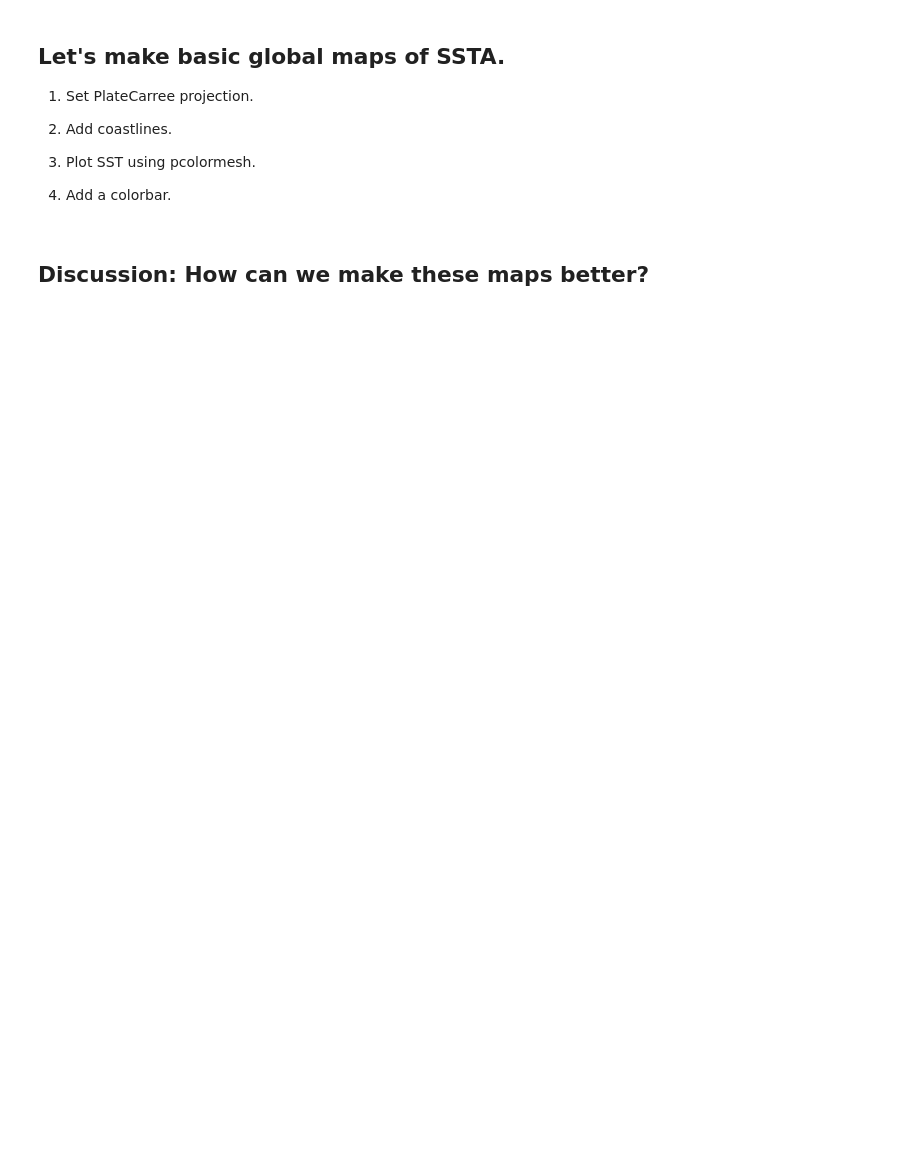
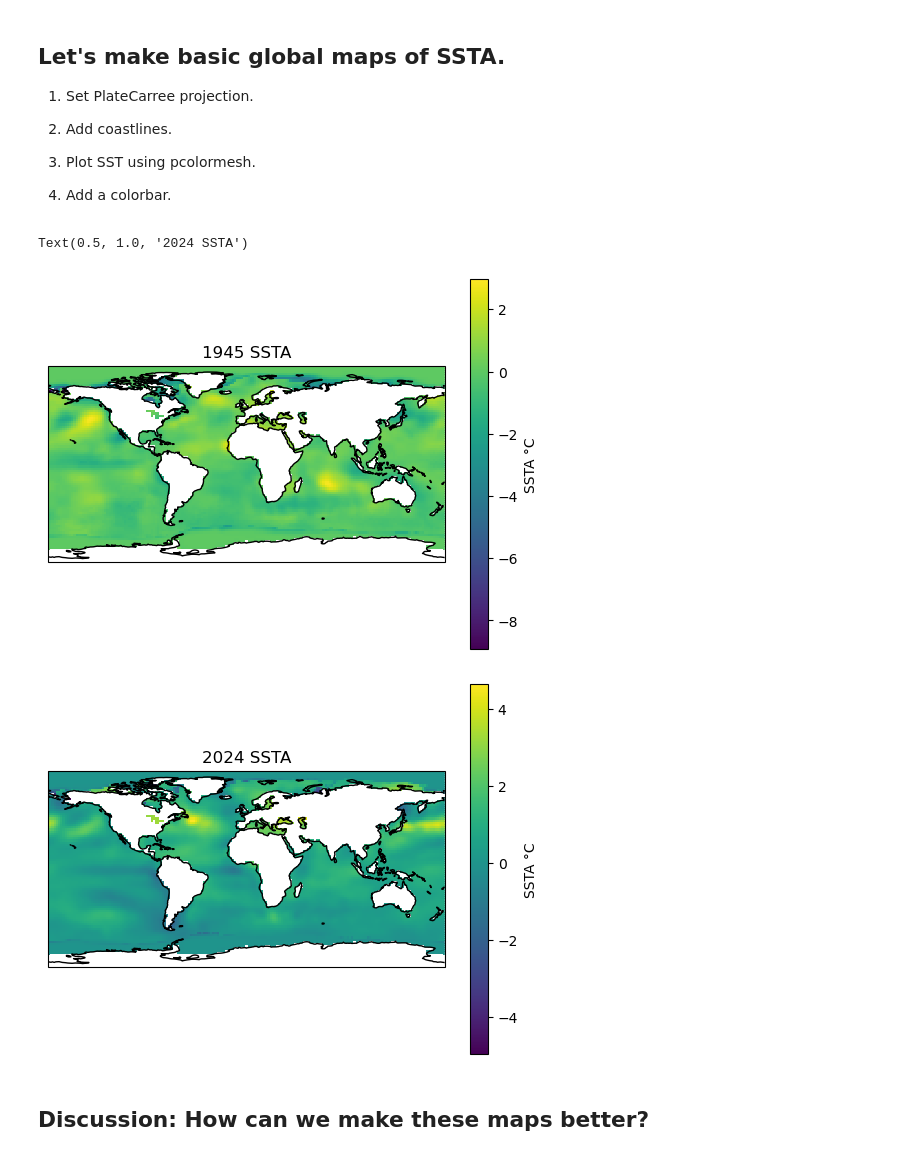
Before and after one commit to leelooliam/week7_live_demo, a Jupyter notebook: map_practice.ipynb, the cells around one changed output. Drawn from its saved outputs; the diff is of its cells as text; code cells hidden in the pictures; blank space fills up the shorter version.

```diff
--- a/map_practice.ipynb
+++ b/map_practice.ipynb
@@ -49,5 +111,37 @@ sst_2024=get_data('https://www.ncei.noaa.gov/pub/data/cmb/ersst/v5/netcdf/ersst.
 3) Plot SST using pcolormesh.
 
 4) Add a colorbar.
+# %%
+import matplotlib.pyplot as plt
+import cartopy.crs as ccrs
+import cartopy.feature as cfeature
+
+# create initial figure with matplotlib
+fig = plt.figure()
+# add my cartopy features
+ax = plt.axes(projection = ccrs.PlateCarree())
+# add coastlines
+ax.coastlines(resolution ='110m', color ='black')
+# add ssta heat map
+plt.pcolormesh(lon, lat, ssta_1945, transform = ccrs.PlateCarree())
+# add colorbar
+plt.colorbar(label = u'SSTA \N{DEGREE SIGN}C')
+plt.title('1945 SSTA')
+
+# create 2024 figure with matplotlib
+fig = plt.figure()
+# add my cartopy features
+ax = plt.axes(projection = ccrs.PlateCarree())
+# add coastlines
+ax.coastlines(resolution ='110m', color ='black')
+# add ssta heat map
+plt.pcolormesh(lon, lat, ssta_2024, transform = ccrs.PlateCarree())
+# add colorbar
+plt.colorbar(label = u'SSTA \N{DEGREE SIGN}C')
+plt.title('2024 SSTA')
+# %% [output]
+Text(0.5, 1.0, '2024 SSTA')
+[figure, added]
+[figure, added]
 # %% [markdown]
 ## Discussion: How can we make these maps better?
```
Also changed, not shown: parts of 4 cells of this notebook.
